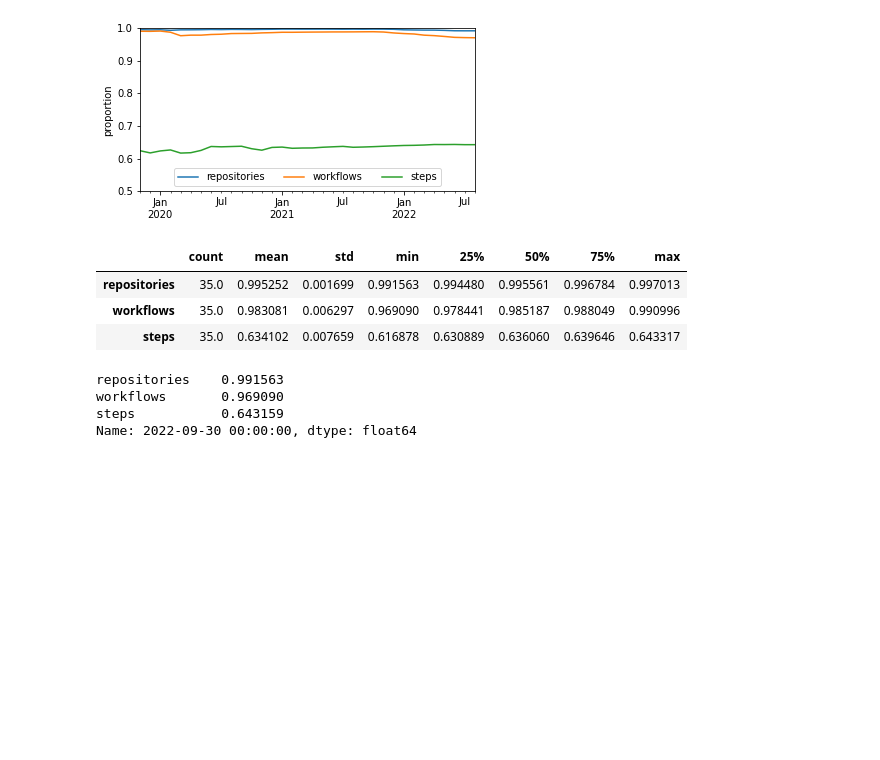
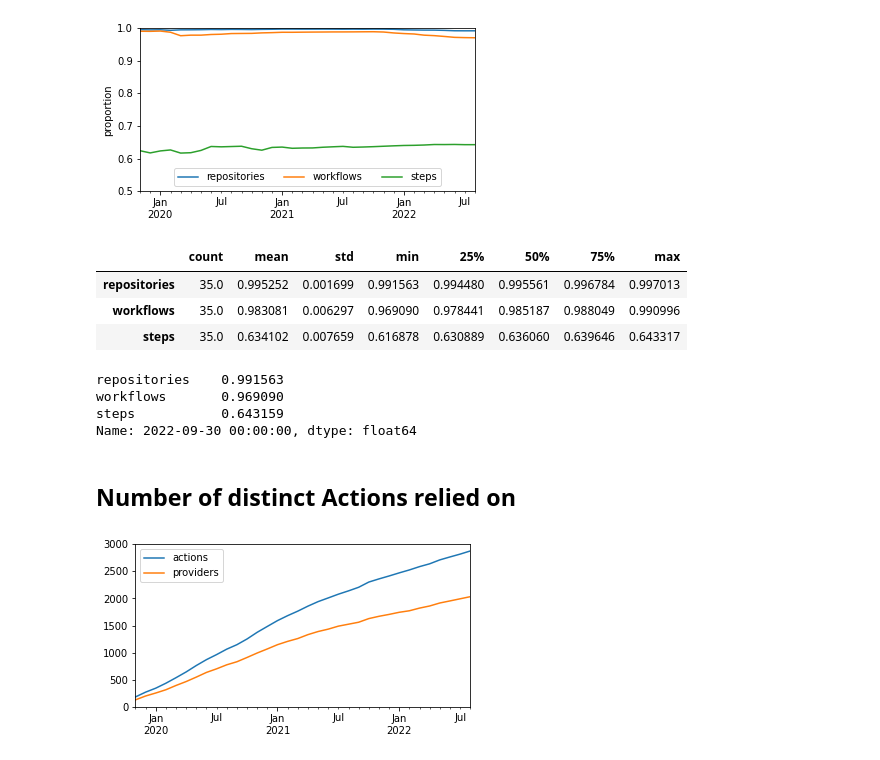
Before and after one commit to AlexandreDecan/secos-ghalag, a Jupyter notebook: notebooks/Data Overview.ipynb, the cells around one changed output. Saved outputs shown, nothing was run; the diff lists cells and outputs as text; code cells hidden in the pictures; blank space fills up the shorter version.

Commit message:
Number of Actions relied on + providers + distribution

```diff
--- a/notebooks/Data Overview.ipynb
+++ b/notebooks/Data Overview.ipynb
@@ -145,3 +145,36 @@ repositories    0.991563
 workflows       0.969090
 steps           0.643159
 Name: 2022-09-30 00:00:00, dtype: float64
+# %% [markdown]
+## Number of distinct Actions relied on
+# %%
+fig, ax = matplotlib.pyplot.subplots()
+
+temp = (
+    df_steps
+    [['workflow', 'uses']]
+    [lambda d: ~d.uses.isnull()]
+    [lambda d: ~d.uses.str.startswith(('docker://', './', 'http'))]
+    [lambda d: d.uses.str.count('/') == 1]
+    .assign(action=lambda d: d.uses.str.split('@', n=1).str[0].str.lower())
+    .assign(provider=lambda d: d.uses.str.split('/', n=1).str[0].str.lower())
+    .merge(
+        df_repo[['repository', 'date', 'workflow']],
+        how='left',
+        on='workflow',
+    )
+    .groupby(pd.Grouper(key='date', freq='M'))
+    .agg(actions=('action', 'nunique'), providers=('provider', 'nunique'))
+)
+
+temp[['actions', 'providers']].plot(ax=ax)
+
+ax.set(
+    xlabel=None,
+    xlim=DATE_RANGE,
+    ylim=(0, 3000),
+)
+
+savefig(fig, 'overview_distinct_actions')
+# %% [output]
+[figure, added]
```
Also changed, not shown: parts of 5 cells of this notebook.
